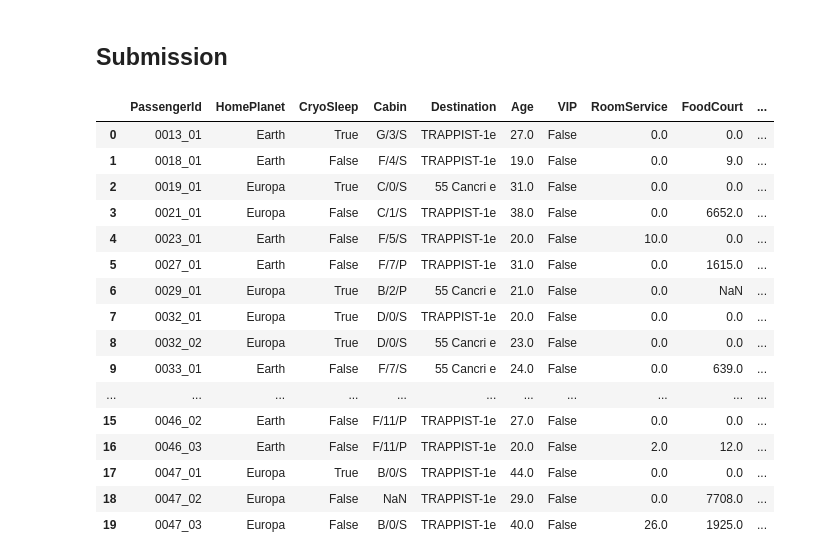
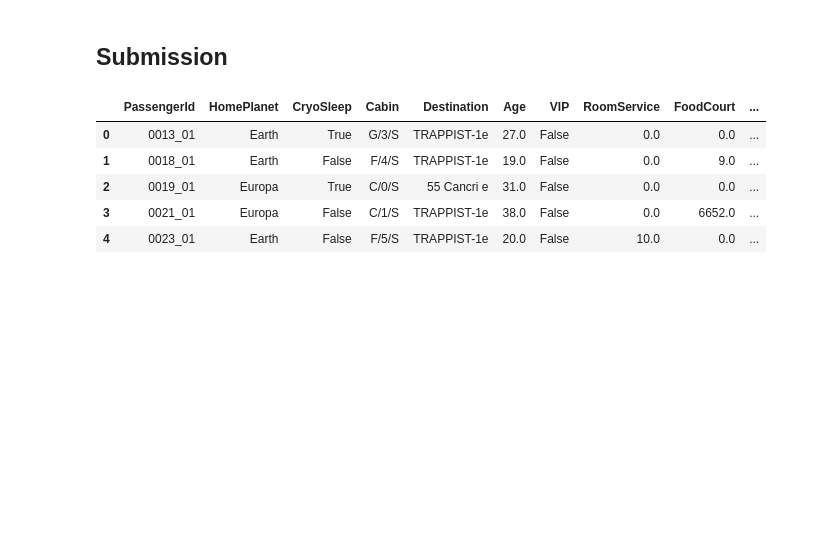
Before and after one commit to Nameless8243/Kaggle_learn, a Jupyter notebook: spaceship-titanic.ipynb, the cells around one changed output. Cells and saved outputs as stored; diff of their text form; code cells hidden in the pictures; blank space fills up the shorter version.

```diff
--- a/spaceship-titanic.ipynb
+++ b/spaceship-titanic.ipynb
@@ -336,27 +332,16 @@ inspector.variable_importances()["NUM_AS_ROOT"]
 # %%
 # Load the test dataset
 test_df = pd.read_csv("/kaggle/input/spaceship-titanic/test.csv")
 submission_id = test_df.PassengerId
 
-test_df.head(20)
+test_df.head()
 # %% [output]
 |  | PassengerId | HomePlanet | CryoSleep | Cabin | Destination | Age | VIP | RoomService | FoodCourt | ... |
 | 0 | 0013_01 | Earth | True | G/3/S | TRAPPIST-1e | 27.0 | False | 0.0 | 0.0 | ... |
 | 1 | 0018_01 | Earth | False | F/4/S | TRAPPIST-1e | 19.0 | False | 0.0 | 9.0 | ... |
 | 2 | 0019_01 | Europa | True | C/0/S | 55 Cancri e | 31.0 | False | 0.0 | 0.0 | ... |
 | 3 | 0021_01 | Europa | False | C/1/S | TRAPPIST-1e | 38.0 | False | 0.0 | 6652.0 | ... |
 | 4 | 0023_01 | Earth | False | F/5/S | TRAPPIST-1e | 20.0 | False | 10.0 | 0.0 | ... |
-| 5 | 0027_01 | Earth | False | F/7/P | TRAPPIST-1e | 31.0 | False | 0.0 | 1615.0 | ... |
-| 6 | 0029_01 | Europa | True | B/2/P | 55 Cancri e | 21.0 | False | 0.0 | NaN | ... |
-| 7 | 0032_01 | Europa | True | D/0/S | TRAPPIST-1e | 20.0 | False | 0.0 | 0.0 | ... |
-| 8 | 0032_02 | Europa | True | D/0/S | 55 Cancri e | 23.0 | False | 0.0 | 0.0 | ... |
-| 9 | 0033_01 | Earth | False | F/7/S | 55 Cancri e | 24.0 | False | 0.0 | 639.0 | ... |
-| ... | ... | ... | ... | ... | ... | ... | ... | ... | ... | ... |
-| 15 | 0046_02 | Earth | False | F/11/P | TRAPPIST-1e | 27.0 | False | 0.0 | 0.0 | ... |
-| 16 | 0046_03 | Earth | False | F/11/P | TRAPPIST-1e | 20.0 | False | 2.0 | 12.0 | ... |
-| 17 | 0047_01 | Europa | True | B/0/S | TRAPPIST-1e | 44.0 | False | 0.0 | 0.0 | ... |
-| 18 | 0047_02 | Europa | False | NaN | TRAPPIST-1e | 29.0 | False | 0.0 | 7708.0 | ... |
-| 19 | 0047_03 | Europa | False | B/0/S | TRAPPIST-1e | 40.0 | False | 26.0 | 1925.0 | ... |
 # %%
 # Replace NaN values with zero
 test_df[["VIP", "CryoSleep"]] = test_df[["VIP", "CryoSleep"]].fillna(value=0)
```
Also changed, not shown: parts of 11 cells of this notebook.
